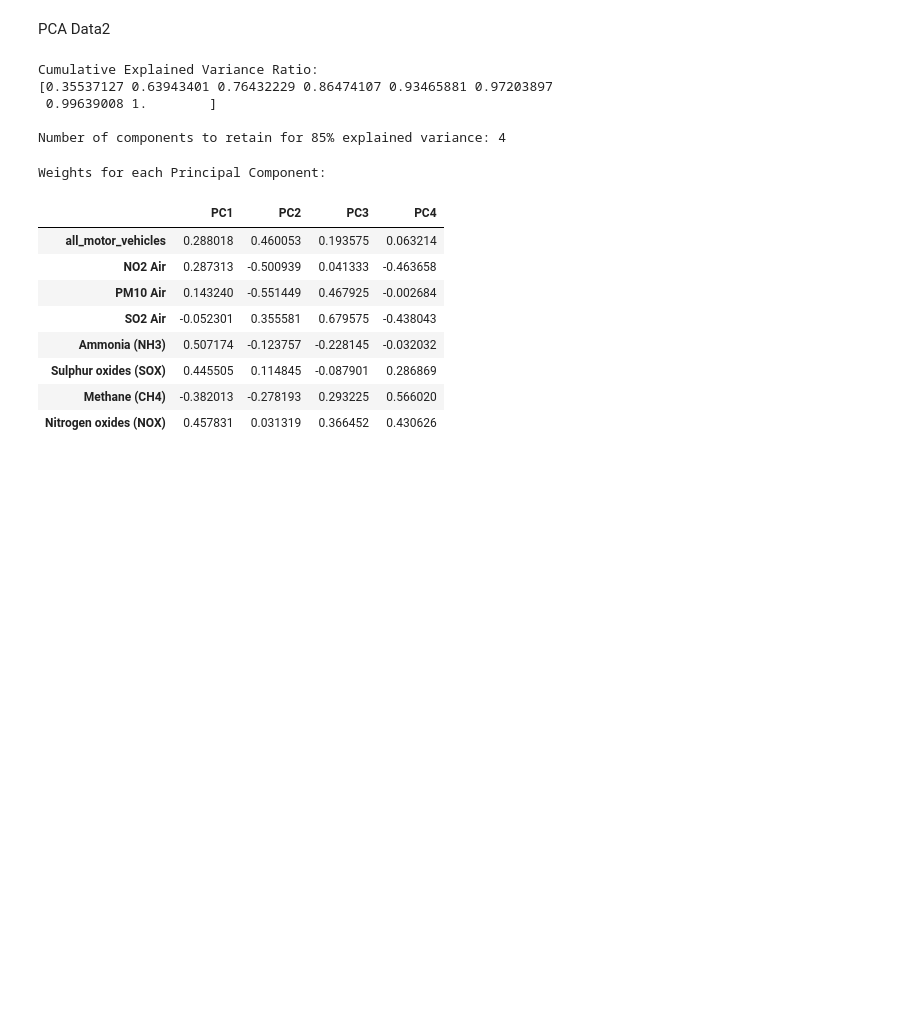
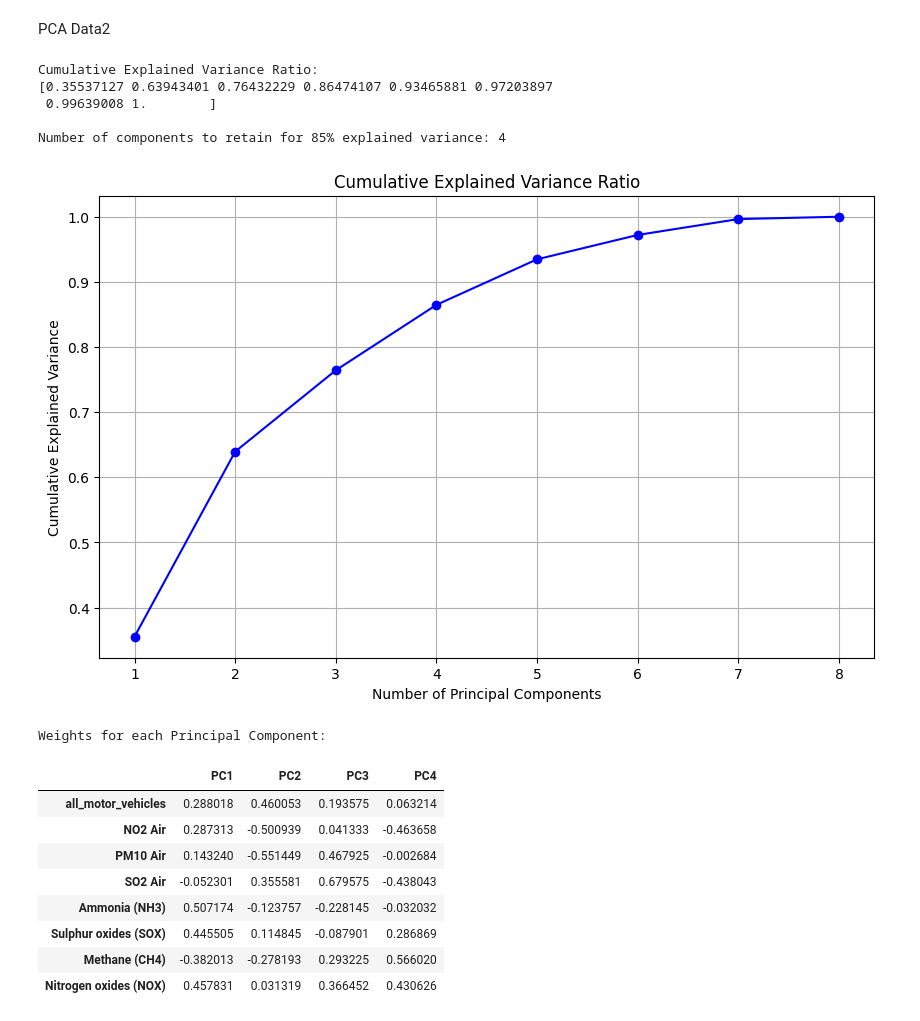
Before and after one commit to GuilhermeCasal/DataManagementFCD, a Jupyter notebook: secondDelivery.ipynb, the cells around one changed output. Cells and saved outputs as stored; diff of their text form; code cells hidden in the pictures; blank space fills up the shorter version.

```diff
--- a/secondDelivery.ipynb
+++ b/secondDelivery.ipynb
@@ -315,28 +296,37 @@ Result DataFrame after PCA:
 # %% [markdown]
 PCA Data2
 # %%
-data2Norm =data2Norm.drop(columns=['Cluster'])
 
 data2Norm = data2Norm.reset_index()
 
-features = data2Norm[['all_motor_vehicles',	'NO2 Air',	'PM10 Air',	'SO2 Air',	'Ammonia (NH3)','Sulphur oxides (SOX)',	'Methane (CH4)','Nitrogen oxides (NOX)']]
+features2 = data2Norm[['all_motor_vehicles',	'NO2 Air',	'PM10 Air',	'SO2 Air',	'Ammonia (NH3)','Sulphur oxides (SOX)',	'Methane (CH4)','Nitrogen oxides (NOX)']]
 
 pca = PCA()
-principal_components = pca.fit_transform(features)
+principal_components2 = pca.fit_transform(features2)
 
-explained_variance_ratio = pca.explained_variance_ratio_
+explained_variance_ratio2 = pca.explained_variance_ratio_
 
-cumulative_explained_variance = explained_variance_ratio.cumsum()
+cumulative_explained_variance2 = explained_variance_ratio2.cumsum()
 print("Cumulative Explained Variance Ratio:")
-print(cumulative_explained_variance)
+print(cumulative_explained_variance2)
 
-num_components_to_retain = (cumulative_explained_variance >= 0.85).argmax() + 1
+num_components_to_retain2 = (cumulative_explained_variance2 >= 0.85).argmax() + 1
 
-print(f"\nNumber of components to retain for 85% explained variance: {num_components_to_retain}")
+print(f"\nNumber of components to retain for 85% explained variance: {num_components_to_retain2}")
 # %% [output]
 Cumulative Explained Variance Ratio:
 [0.35537127 0.63943401 0.76432229 0.86474107 0.93465881 0.97203897
  0.99639008 1.        ]
 
 Number of components to retain for 85% explained variance: 4
+# %%
+plt.figure(figsize=(10, 6))
+plt.plot(range(1, len(cumulative_explained_variance2) + 1), cumulative_explained_variance2, marker='o', linestyle='-', color='b')
+plt.title('Cumulative Explained Variance Ratio')
+plt.xlabel('Number of Principal Components')
+plt.ylabel('Cumulative Explained Variance')
+plt.grid(True)
+plt.show()
+# %% [output]
+[figure, added]
 # %%
```
Also changed, not shown: parts of 23 cells of this notebook.
